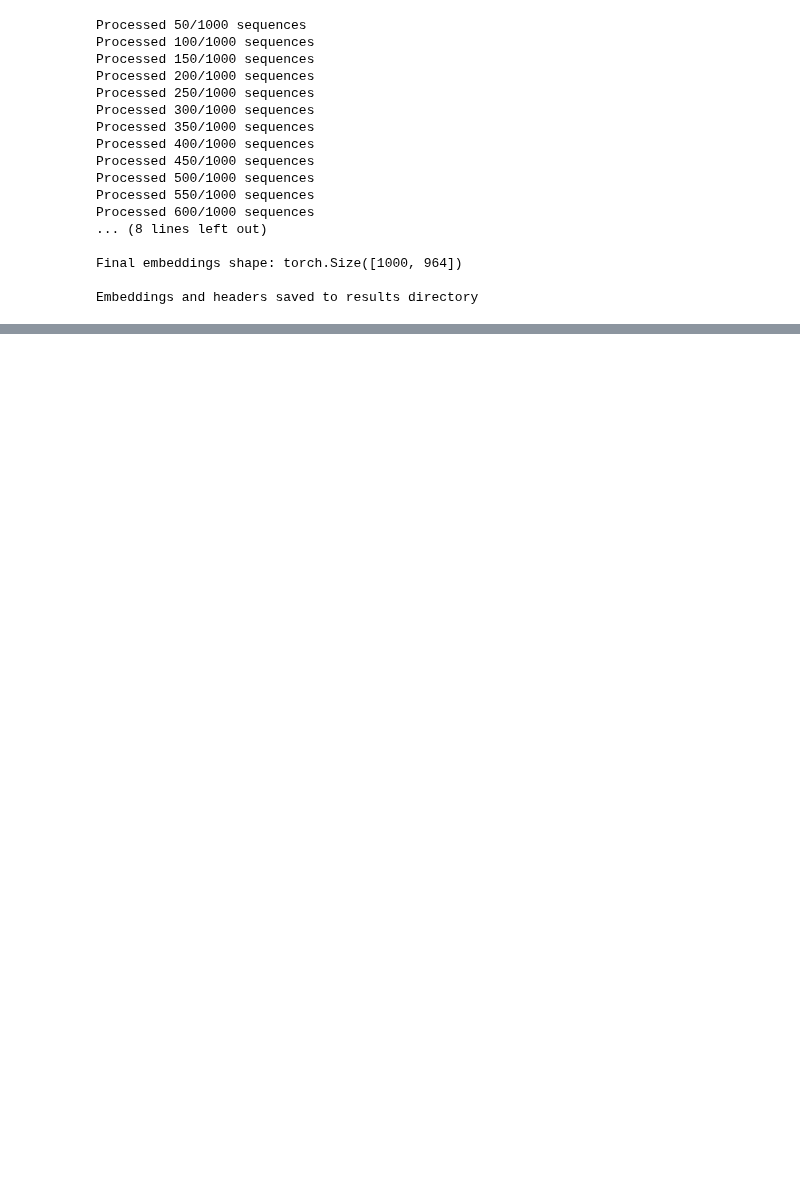
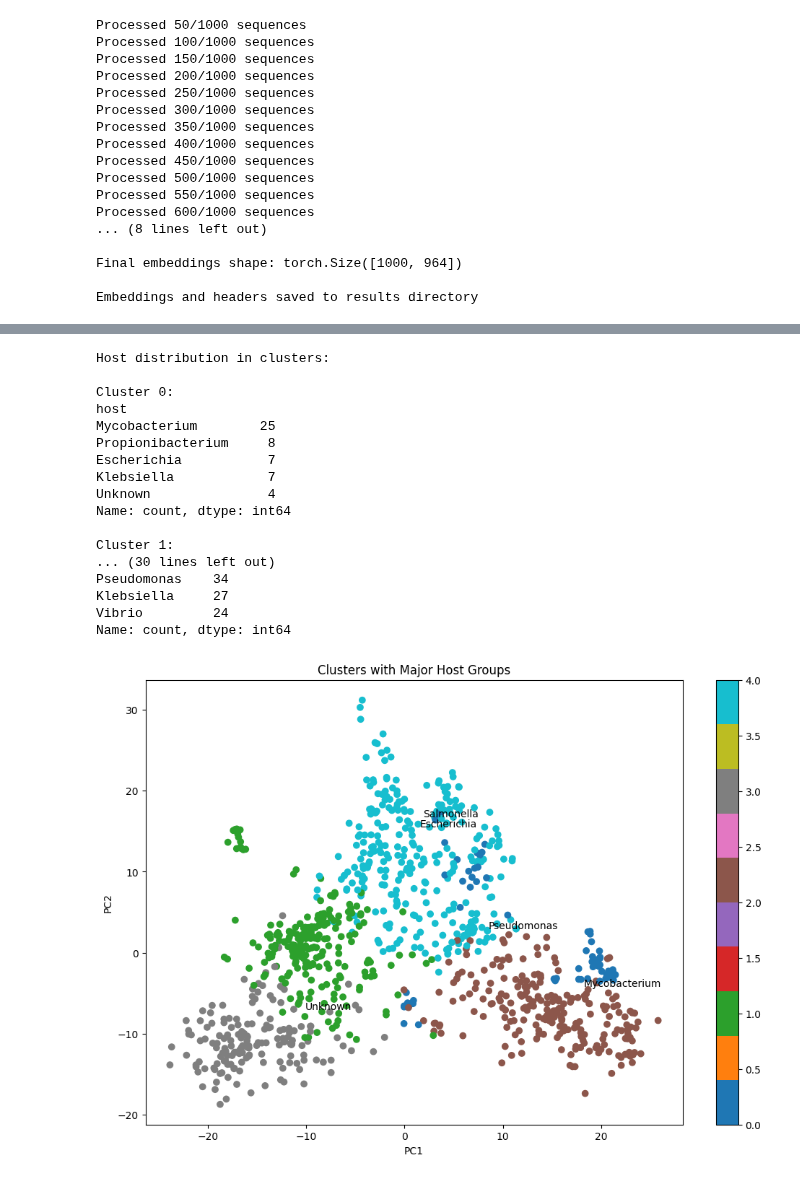
Before and after one commit to spicadust/llm-matrix, a Jupyter notebook: notebooks/cluster.ipynb, the cells around one changed output, grey strips where cells are left out. Saved outputs shown, nothing was run; the diff lists cells and outputs as text; code cells hidden in the pictures; blank space fills up the shorter version.

```diff
--- a/notebooks/cluster.ipynb
+++ b/notebooks/cluster.ipynb
@@ -194,0 +258,72 @@ Embeddings and headers saved to results directory
+# %%
+# Create a dataframe with clusters and taxonomy
+df = pd.DataFrame({"header": headers, "kmeans_cluster": kmeans_clusters})
+
+
+# Extract basic taxonomy information
+def extract_taxonomy(header):
+    # Split at first comma
+    info = header.split(",")[0]
+    # Get phage/virus name
+    if "phage" in info:
+        return info.split("phage")[1].strip()
+    elif "virus" in info:
+        return info.split("virus")[1].strip()
+    else:
+        return "Unknown"
+
+
+# Extract host information
+def extract_host(header):
+    # Get the genus name before 'phage' if it exists
+    if "phage" in header:
+        before_phage = header.split("phage")[0]
+        genus = before_phage.split()[-1]
+        return genus
+    return "Unknown"
+
+
+df["phage_name"] = df["header"].apply(extract_taxonomy)
+df["host"] = df["header"].apply(extract_host)
+
+# Analyze clusters
+print("\nHost distribution in clusters:")
+for cluster in range(5):
+    print(f"\nCluster {cluster}:")
+    print(df[df["kmeans_cluster"] == cluster]["host"].value_counts().head())
+
+# Visualize with same PCA plot but color by host
+plt.figure(figsize=(12, 8))
+scatter = plt.scatter(embeddings_2d[:, 0], embeddings_2d[:, 1], c=kmeans_clusters, cmap="tab10")
+plt.title("Clusters with Major Host Groups")
+plt.xlabel("PC1")
+plt.ylabel("PC2")
+
+# Add host labels for some major groups
+for host in df["host"].value_counts().head().index:
+    mask = df["host"] == host
+    if sum(mask) > 10:  # Only label if there are enough samples
+        center = embeddings_2d[mask].mean(axis=0)
+        plt.annotate(host, center, xytext=(10, 10), textcoords="offset points")
+
+plt.colorbar(scatter)
+plt.show()
+# %% [output]
+Host distribution in clusters:
+
+Cluster 0:
+host
+Mycobacterium        25
+Propionibacterium     8
+Escherichia           7
+Klebsiella            7
+Unknown               4
+Name: count, dtype: int64
+
+Cluster 1:
+... (30 lines left out)
+Pseudomonas    34
+Klebsiella     27
+Vibrio         24
+Name: count, dtype: int64
+[figure, added]
```
Also changed, not shown: parts of 2 cells of this notebook, 2 other files.
